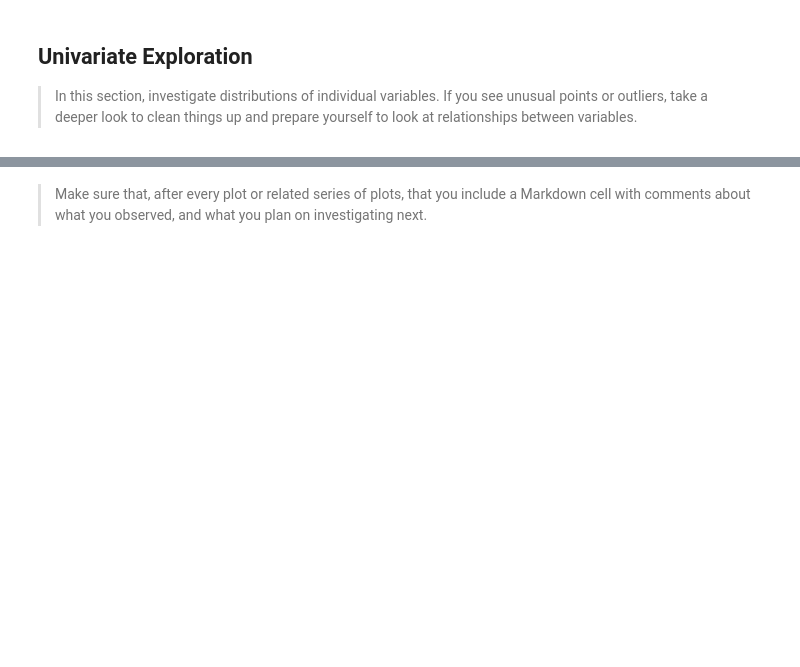
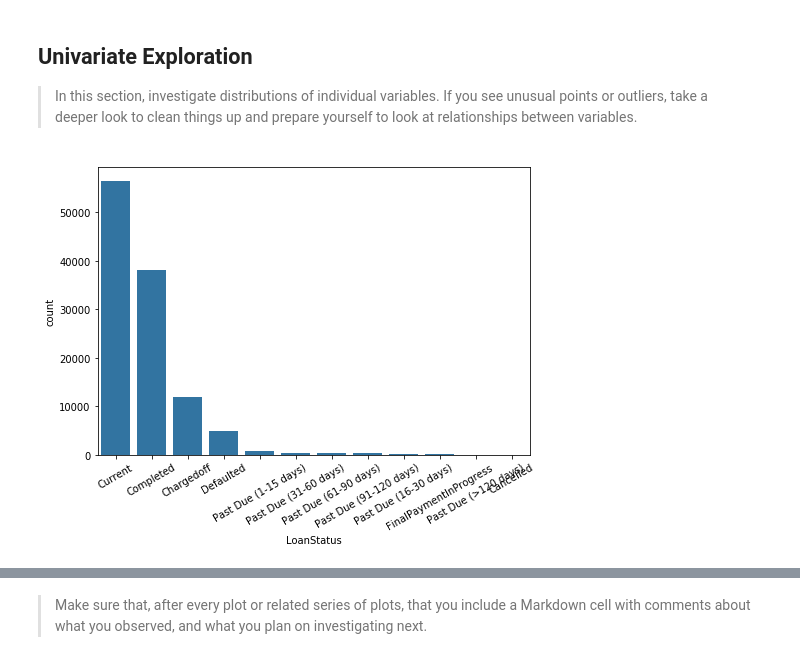
Before and after one commit to bthodla/danano, a Jupyter notebook: prj5/exploration_template.ipynb, the cells around one changed output, grey strips where cells are left out. Drawn from its saved outputs; the diff is of its cells as text; code cells hidden in the pictures; blank space fills up the shorter version.

```diff
--- a/prj5/exploration_template.ipynb
+++ b/prj5/exploration_template.ipynb
@@ -46,7 +44,7 @@ pld_full_df = pld_full_df.rename(columns = {'ProsperRating (numeric)': 'ProsperR
 sel_columns = [
     'ListingKey',
     'LoanStatus',
-    'ProsperRating',
+    'ProsperRatingStr',
     'ListingCategory',
     'BorrowerState',
     'CreditGrade',
@@ -121,0 +149,25 @@ Number of rows and columns:  (113937, 66)
+# %%
+pld_df['ListingCategoryStr'] = pld_df['ListingCategory'].map({
+        0: 'Not Available',
+        1: 'Debt Consolidation',
+        2: 'Home Improvement',
+        3: 'Business',
+        4: 'Personal Loan',
+        5: 'Student Use',
+        6: 'Auto',
+        7: 'Other',
+        8: 'Baby&Adoption',
+        9: 'Boat',
+        10: 'Cosmetic Procedure',
+        11: 'Engagement Ring',
+        12: 'Green Loans',
+        13: 'Household Expenses',
+        14: 'Large Purchases',
+        15: 'Medical/Dental',
+        16: 'Motorcycle',
+        17: 'RV',
+        18: 'Taxes',
+        19: 'Vacation',
+        20: 'Wedding Loans'})
+
+pld_df['ListingCategoryStr'].value_counts()
@@ -121,0 +196,2 @@ Number of rows and columns:  (113937, 66)
+# %%
+pld_df['CombCreditRating'] = pld_df['CreditGrade'].fillna(pld_df['ProsperRatingStr'])
@@ -136,3 +267,13 @@ Number of rows and columns:  (113937, 66)
 > In this section, investigate distributions of individual variables. If
 you see unusual points or outliers, take a deeper look to clean things up
 and prepare yourself to look at relationships between variables.
+# %%
+# Distribution of Loan Status
+gen_order = pld_df['LoanStatus'].value_counts().index
+fig = plt.figure()
+ax = fig.add_axes([.125, .125, 1.0, 1.0])
+base_color = sb.color_palette()[0]
+sb.countplot(data = pld_df, x = 'LoanStatus', color = base_color, ax = ax, order = gen_order)
+plt.xticks(rotation = 30);
+# %% [output]
+[figure, added]
```
Also changed, not shown: parts of 24 cells of this notebook.
